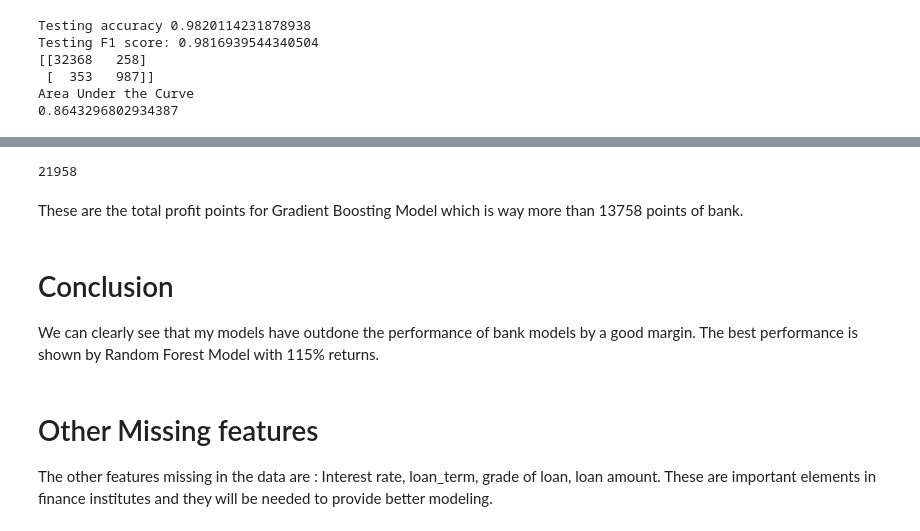
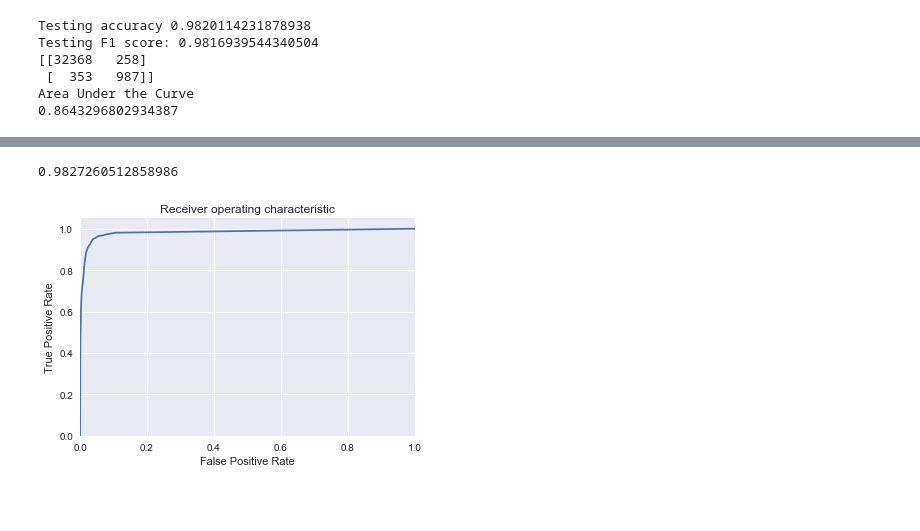
Before and after one commit to satya-umd/Credibility-Analyzer, a Jupyter notebook: Snehal/Riskspan_loanChallenge.ipynb, the cells around one changed output, grey strips where cells are left out. Drawn from its saved outputs; the diff is of its cells as text; code cells hidden in the pictures; blank space fills up the shorter version.

```diff
--- a/Snehal/Riskspan_loanChallenge.ipynb
+++ b/Snehal/Riskspan_loanChallenge.ipynb
@@ -445,13 +289,31 @@ Area Under the Curve
-# %%
-total_profit_boost = score_calculater('model',clf,'pred_boost')
-total_profit_boost
-# %% [output]
-21958
-# %% [markdown]
-These are the total profit points for Gradient Boosting Model which is way more than 13758 points of bank.
-# %% [markdown]
-# Conclusion
-We can clearly see that my models have outdone the performance of bank models by a good margin. The best performance is shown by Random Forest Model with 115% returns.
-# %% [markdown]
-# Other Missing features
-The other features missing in the data are : Interest rate, loan_term, grade of loan, loan amount. These are important elements in finance institutes and they will be needed to provide better modeling.
+# %%
+import matplotlib.pyplot as plt
+from sklearn.metrics import roc_curve, auc
+fpr = dict()
+tpr = dict()
+roc_auc = dict()
+for i in range(2):
+    fpr[i], tpr[i], _ = roc_curve(Y_test, y_pred_rf)
+    roc_auc[i] = auc(fpr[i], tpr[i])
+
+print(roc_auc_score(Y_test, y_pred_rf))
+plt.figure()
+plt.plot(fpr[1], tpr[1])
+plt.xlim([0.0, 1.0])
+plt.ylim([0.0, 1.05])
+plt.xlabel('False Positive Rate')
+plt.ylabel('True Positive Rate')
+plt.title('Receiver operating characteristic')
+plt.show()
+
+
+# import scikitplot as skplt
+# import matplotlib.pyplot as plt
+
+# # y_true = # ground truth labels
+# # y_probas = # predicted probabilities generated by sklearn classifier
+# skplt.metrics.plot_roc_curve(Y_test, y_pred_rf)
+# plt.show()
+# %% [output]
+0.9827260512858986
+[figure, added]
```
Also changed, not shown: parts of 29 cells of this notebook, 13 other files.
